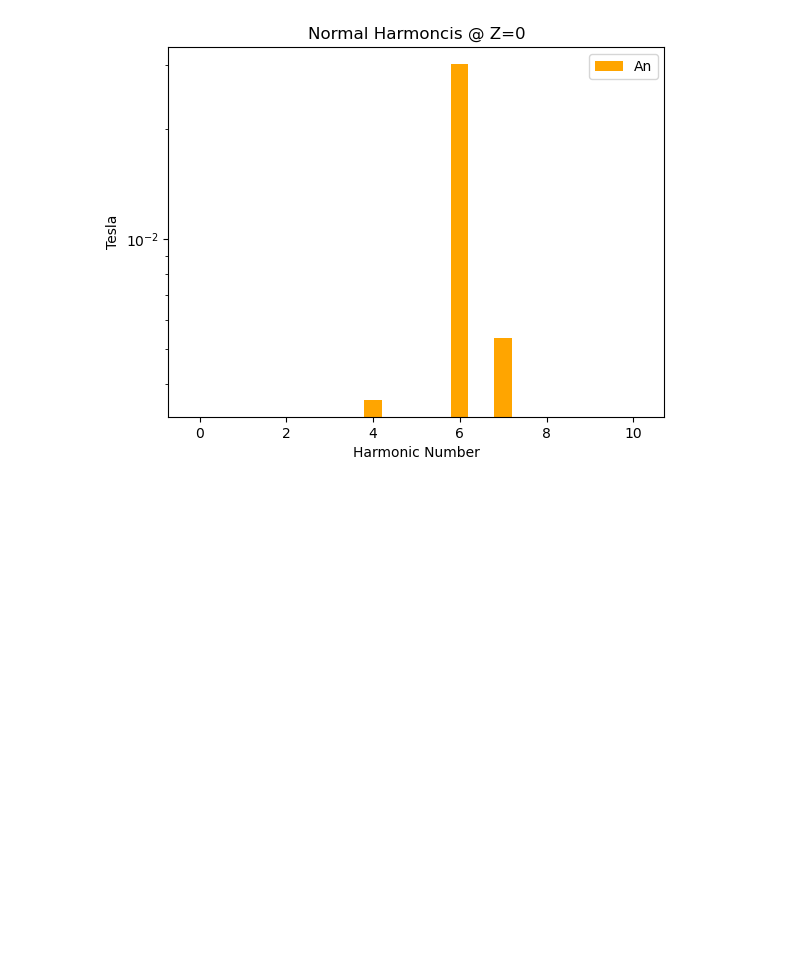
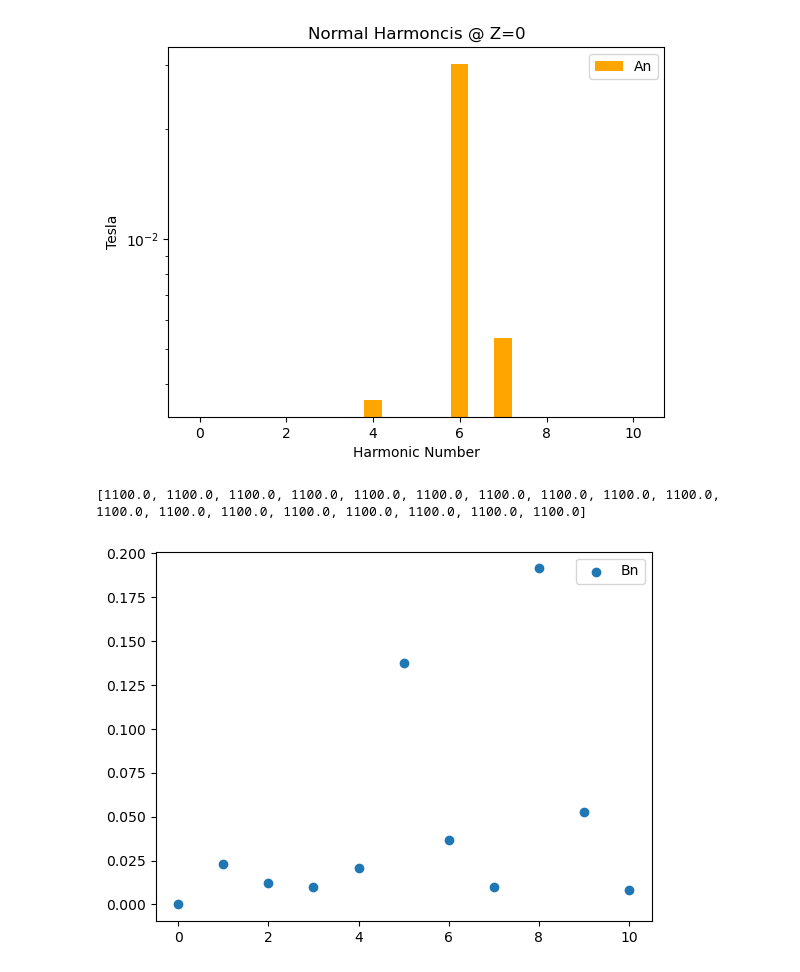
Before and after one commit to fjsamaniego/SM_book-_code, a Jupyter notebook: RadialFieldComponentCalculation.ipynb, the cells around one changed output. Drawn from its saved outputs; the diff is of its cells as text; code cells hidden in the pictures; blank space fills up the shorter version.

```diff
--- a/RadialFieldComponentCalculation.ipynb
+++ b/RadialFieldComponentCalculation.ipynb
@@ -97,7 +97,7 @@ with open(filename2, "r") as file:
         content = line.split(",")
         degrees.append(float(content[0]))
         Magnetic_field.append(float(content[1]))
-        z_arr.append(float(content[1]))
+        z_arr.append(float(content[2]))
         N = N + 1
 
 Magnetic_field = np.array(Magnetic_field)
@@ -126,7 +126,7 @@ for ni in range(limit):
 Bn_values = np.array(Bn_values)
 An_values = np.array(An_values)
 
-
+print(z_arr)
 
 print(Bn_values)
 print(An_values)
@@ -154,3 +155,46 @@ plt.show()
 # %% [output]
 [figure]
 [figure]
+# %%
+def getCenter(B, deg, z):
+    index  = []
+
+    counter = 0
+    for i in range(len(z)):
+        if z[i] == 1100:
+            index.append(i)
+            counter = counter + 1
+
+    Bcenter = []
+    zCenter = []
+    degCenter = []
+
+
+    for j in index:
+        Bcenter.append(B[j])
+        zCenter.append(z[j])
+        degCenter.append(deg[j])
+
+    print(zCenter)
+
+    Bn_values = []
+    An_values = []
+    n = []
+
+    for ni in range(11):
+        cal1 = Bn(counter, Bcenter, ni, degCenter)
+        cal2 = An(counter, Bcenter, ni, degCenter)
+
+        Bn_values.append(cal1)
+        An_values.append(cal2)
+        n.append(ni)
+
+
+    plt.scatter(n, np.abs(Bn_values), label = "Bn")
+    plt.legend()
+    plt.show()
+# %%
+getCenter(Magnetic_field, degrees, z_arr)
+# %% [output]
+[1100.0, 1100.0, 1100.0, 1100.0, 1100.0, 1100.0, 1100.0, 1100.0, 1100.0, 1100.0, 1100.0, 1100.0, 1100.0, 1100.0, 1100.0, 1100.0, 1100.0, 1100.0]
+[figure, added]
```
Also changed, not shown: parts of 1 cell of this notebook.
